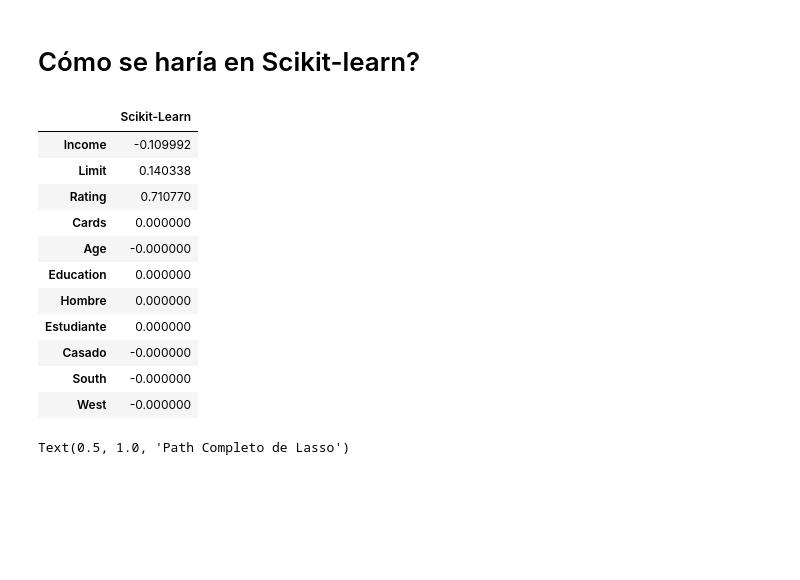
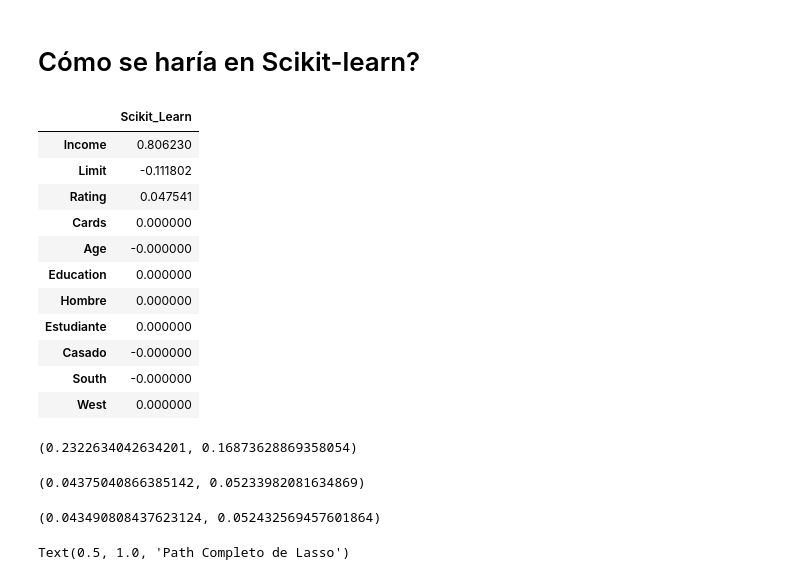
Before and after one commit to cgrandet/CIDE_DS, a Jupyter notebook: Clases/Clase_5_ModelosLineales.ipynb, the cells around one changed output. Saved outputs shown, nothing was run; the diff lists cells and outputs as text; code cells hidden in the pictures; blank space fills up the shorter version.

```diff
--- a/Clases/Clase_5_ModelosLineales.ipynb
+++ b/Clases/Clase_5_ModelosLineales.ipynb
@@ -1175,0 +1333,25 @@ Text(0.5, 1.0, 'Resultados Ridge Regression')
+# %%
+# Ridge regression
+# Empecemos por estandarizar las variables.
+# Nota: no tiene ningún sentido estandarizar variables dummy
+prex_std = prexmat.copy()
+# el siguiente es un ejemplo de un list comprehension de Python
+unique_vec = [pd.Series(prex_std[:,i]).unique().shape for i in range(prex_std.shape[1])]
+for v in range(11):
+    # Veamos si es una variable dummy:
+    if unique_vec[v][0]>2:
+        # Usemos reglas de broadcasting para simplificar
+        prex_std[:,v] = (prex_std[:,v]- np.nanmean(prex_std[:,v],axis=0))/np.std(prex_std[:,v],axis=0)
+
+# Ridge regression
+# Empecemos por estandarizar las variables.
+# Nota: no tiene ningún sentido estandarizar variables dummy
+prex_complex_std = prexmat_complex.copy()
+# el siguiente es un ejemplo de un list comprehension de Python
+unique_vec = [pd.Series(prex_complex_std[:,i]).unique().shape for i in range(prex_complex_std.shape[1])]
+for v in range(11):
+    # Veamos si es una variable dummy:
+    if unique_vec[v][0]>2:
+        # Usemos reglas de broadcasting para simplificar
+        prex_complex_std[:,v] = (prex_complex_std[:,v]- np.nanmean(prex_complex_std[:,v],
+                                                                   axis=0))/np.std(prex_complex_std[:,v],axis=0)
@@ -1438,16 +1899,25 @@ total iteraciones:  244
 | West | -0.000000 |
 # %% [markdown]
 # Cómo se haría en Scikit-learn?
+# %%
+X_train, X_test, y_train, y_test = train_test_split( prex_std, yy_std , test_size=0.20, random_state=420)
 # %%
 from sklearn import linear_model
-clf = linear_model.Lasso(alpha=0.1)
-clf.fit(prexmat_std,yy_std)
-pd.DataFrame(clf.coef_, index = labs_x, columns=['Scikit-Learn'])
+clf = linear_model.Lasso(alpha=.1)
+
+# Ajustemos el modelo
+clf.fit(X_train, y_train)
+# imprimamos los coeficientes estimados
+coef_scikit_lasso = pd.DataFrame(clf.coef_.T, index= labs_x, columns=['Scikit_Learn'])
+y_train_predict_lasso = clf.predict(X_train)
+y_test_predict_lasso = clf.predict(X_test)
+
+coef_scikit_lasso
 # %% [output]
-|  | Scikit-Learn |
-| Income | -0.109992 |
-| Limit | 0.140338 |
-| Rating | 0.710770 |
+|  | Scikit_Learn |
+| Income | 0.806230 |
+| Limit | -0.111802 |
+| Rating | 0.047541 |
 | Cards | 0.000000 |
 | Age | -0.000000 |
 | Education | 0.000000 |
@@ -1455,7 +1925,24 @@ pd.DataFrame(clf.coef_, index = labs_x, columns=['Scikit-Learn'])
 | Estudiante | 0.000000 |
 | Casado | -0.000000 |
 | South | -0.000000 |
-| West | -0.000000 |
+| West | 0.000000 |
+# %%
+from sklearn.metrics import mean_squared_error
+
+mse_train_lasso = mean_squared_error(y_train, y_train_predict_lasso)
+mse_test_lasso = mean_squared_error(y_test, y_test_predict_lasso)
+
+mse_train_lasso, mse_test_lasso
+# %% [output]
+(0.2322634042634201, 0.16873628869358054)
+# %%
+mse_train_ridge, mse_test_ridge
+# %% [output]
+(0.04375040866385142, 0.05233982081634869)
+# %%
+mse_train, mse_test
+# %% [output]
+(0.043490808437623124, 0.052432569457601864)
 # %%
 # Miremos todo el path de lasso
 L = 100
```
Also changed, not shown: parts of 53 cells of this notebook, 1 other file.
